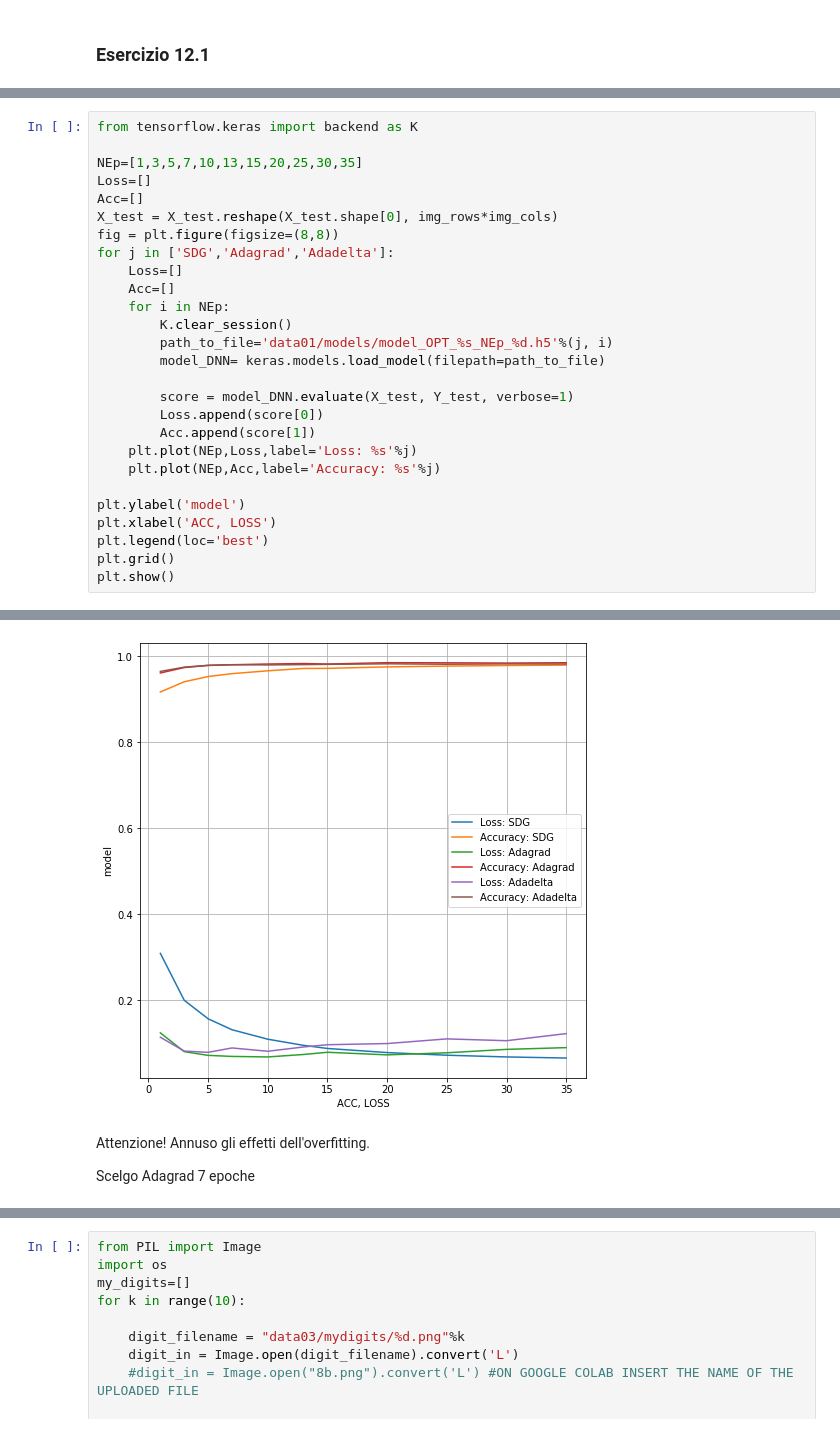
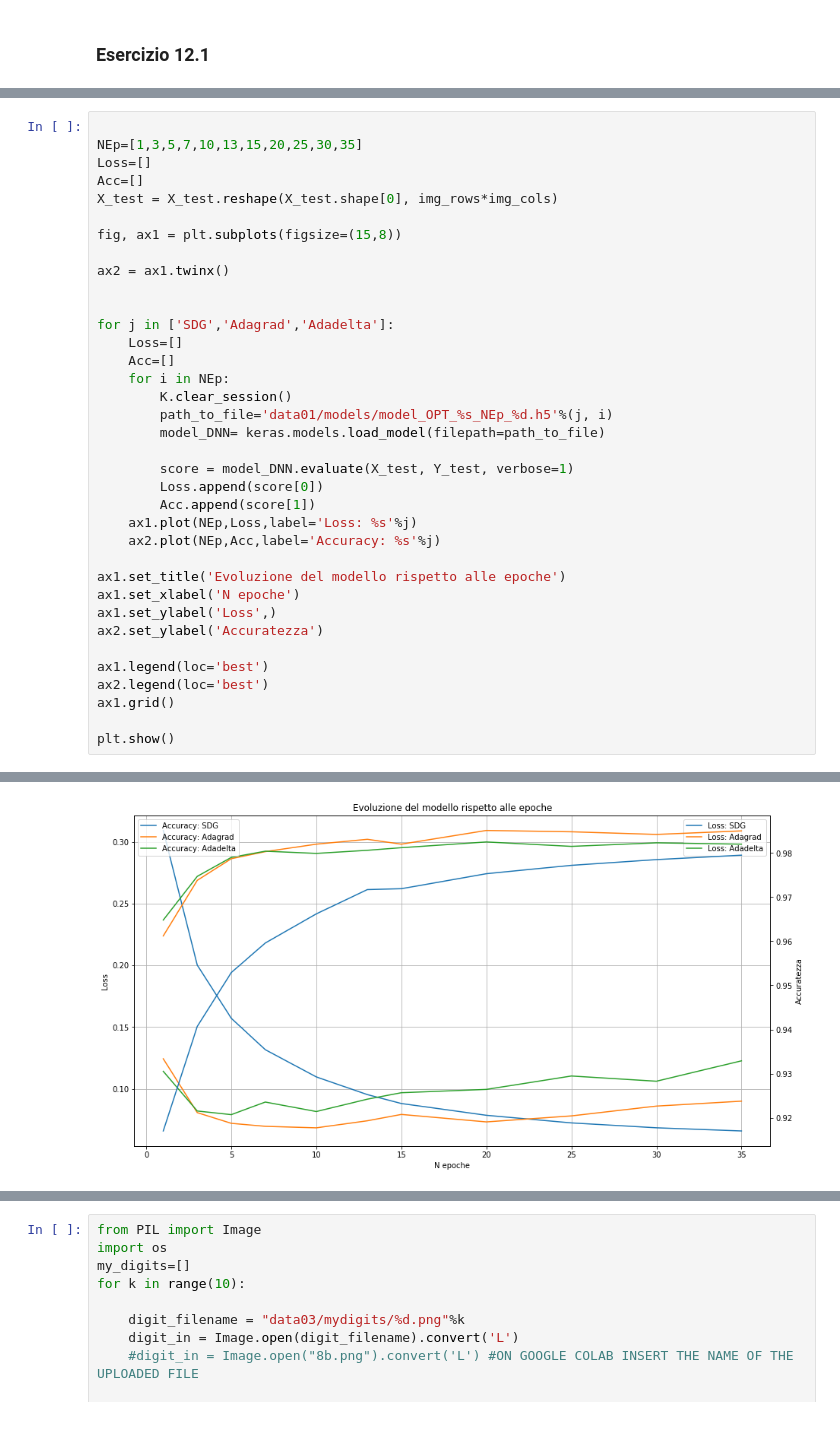
Before and after one commit to dariopullia/Numerical_Simulations_Lab, a Jupyter notebook: 12/Lezione12.ipynb, the cells around one changed output, grey strips where cells are left out. Drawn from its saved outputs; the diff is of its cells as text.

```diff
--- a/12/Lezione12.ipynb
+++ b/12/Lezione12.ipynb
@@ -187,11 +61,15 @@ Continuo gli allenamenti senza ricominciare. DILLO!
 # %%
-from tensorflow.keras import backend as K
 
 NEp=[1,3,5,7,10,13,15,20,25,30,35]
 Loss=[]
 Acc=[]
 X_test = X_test.reshape(X_test.shape[0], img_rows*img_cols)
-fig = plt.figure(figsize=(8,8))
+
+fig, ax1 = plt.subplots(figsize=(15,8))
+
+ax2 = ax1.twinx()
+
+
 for j in ['SDG','Adagrad','Adadelta']:
     Loss=[]
     Acc=[]
@@ -203,12 +81,17 @@ for j in ['SDG','Adagrad','Adadelta']:
         score = model_DNN.evaluate(X_test, Y_test, verbose=1)
         Loss.append(score[0])
         Acc.append(score[1])
-    plt.plot(NEp,Loss,label='Loss: %s'%j)
-    plt.plot(NEp,Acc,label='Accuracy: %s'%j)
+    ax1.plot(NEp,Loss,label='Loss: %s'%j)
+    ax2.plot(NEp,Acc,label='Accuracy: %s'%j)
 
-plt.ylabel('model')
-plt.xlabel('ACC, LOSS')
-plt.legend(loc='best')
-plt.grid()
+ax1.set_title('Evoluzione del modello rispetto alle epoche')
+ax1.set_xlabel('N epoche')
+ax1.set_ylabel('Loss',)
+ax2.set_ylabel('Accuratezza')
+
+ax1.legend(loc='best')
+ax2.legend(loc='best')
+ax1.grid()
+
 plt.show()
 # %% [output]
@@ -232,5 +115 @@ plt.show()
-[figure, old version]
+[figure, new version]
-# %% [markdown]
-Attenzione! Annuso gli effetti dell'overfitting.
-
-Scelgo Adagrad 7 epoche
```
Also changed, not shown: parts of 24 cells of this notebook, 7 other files.
